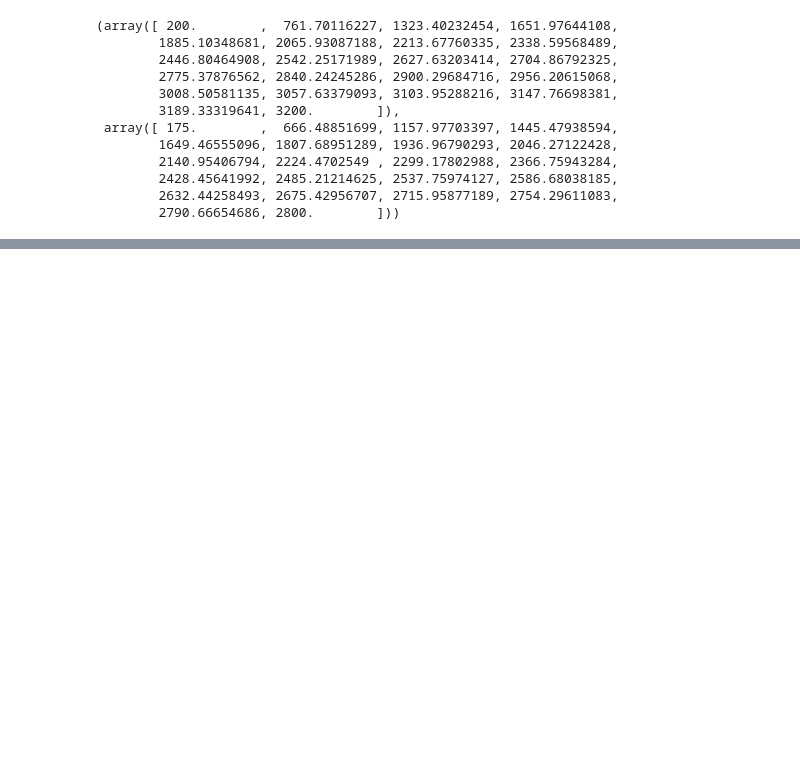
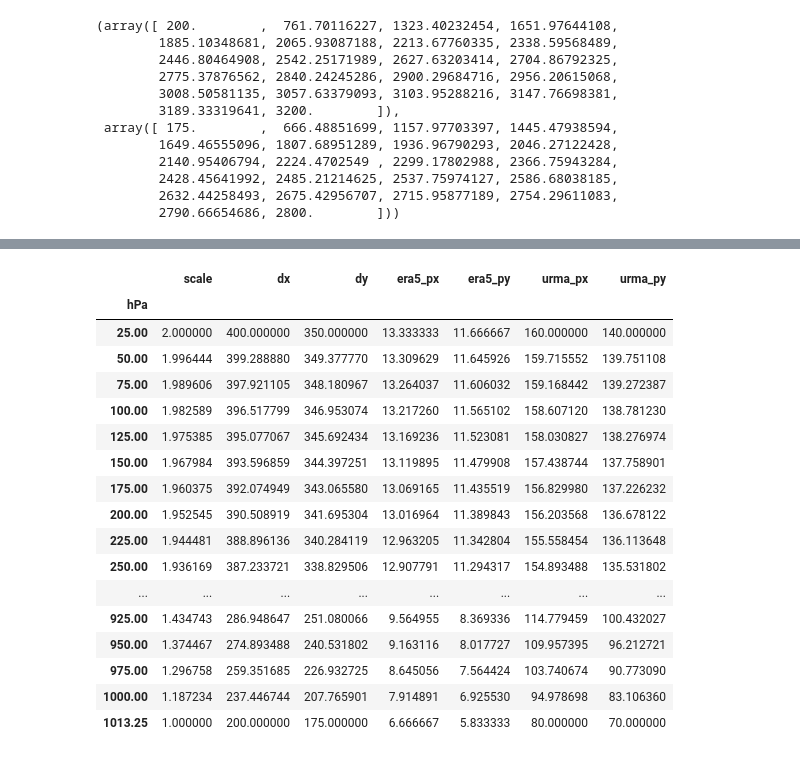
Before and after one commit to leaver2000/mesoformer, a Jupyter notebook: notebooks/2. meso-scaling.ipynb, the cells around one changed output, grey strips where cells are left out. Cells and saved outputs as stored; diff of their text form; code cells hidden in the pictures; blank space fills up the shorter version.

```diff
--- a/notebooks/2. meso-scaling.ipynb
+++ b/notebooks/2. meso-scaling.ipynb
@@ -186,39 +189,3 @@ x, y
         2428.45641992, 2485.21214625, 2537.75974127, 2586.68038185,
         2632.44258493, 2675.42956707, 2715.95877189, 2754.29611083,
         2790.66654686, 2800.        ]))
-# %%
-class Mesoscale:
-    def __init__(
-        self,
-        dx: float = 200.0,
-        dy: float | None = None,
-        km_px: float = URMA_GRID_RESOLUTION,
-        *,
-        pressure: list[float],
-        rate: float = 1.0,
-    ) -> None:
-        self.p = p = sort_unique(pressure)[::-1]
-        self._scale = scale = mesoscale(rate=rate)[np.newaxis, np.isin(STP, p)]
-        self.dx, self.dy = scale * np.array([[dx], [dy or dx]])
-
-    def to_pandas(self) -> pd.DataFrame:
-        return pd.DataFrame(
-            {
-                "dx": self.dx,
-                "dy": self.dy,
-                "px": self.dx / URMA_GRID_RESOLUTION,
-                "py": self.dy / URMA_GRID_RESOLUTION,
-            },
-            index=pd.Index(self.p, name="hPa"),
-        ).sort_index()
-
-    def __repr__(self) -> str:
-        f = lambda x: np.array2string(
-            x,
-            prefix="aaaaa",
-            separator=" ",
-            max_line_width=20,
-            precision=2,
-            floatmode="fixed",
-        )
-        return f"p:\n{f(self.p)} hPa\ndx:\n  {f(self.dx)} km\ndy:{f(self.dy)} km"
@@ -224,0 +218,22 @@ class Mesoscale:
+# %%
+ms = Mesoscale(200, 175, pressure=arange_troposphere(), rate=RATE)
+ms.to_pandas()
+# %% [output]
+|  | scale | dx | dy | era5_px | era5_py | urma_px | urma_py |
+| hPa |  |  |  |  |  |  |  |
+| 25.00 | 2.000000 | 400.000000 | 350.000000 | 13.333333 | 11.666667 | 160.000000 | 140.000000 |
+| 50.00 | 1.996444 | 399.288880 | 349.377770 | 13.309629 | 11.645926 | 159.715552 | 139.751108 |
+| 75.00 | 1.989606 | 397.921105 | 348.180967 | 13.264037 | 11.606032 | 159.168442 | 139.272387 |
+| 100.00 | 1.982589 | 396.517799 | 346.953074 | 13.217260 | 11.565102 | 158.607120 | 138.781230 |
+| 125.00 | 1.975385 | 395.077067 | 345.692434 | 13.169236 | 11.523081 | 158.030827 | 138.276974 |
+| 150.00 | 1.967984 | 393.596859 | 344.397251 | 13.119895 | 11.479908 | 157.438744 | 137.758901 |
+| 175.00 | 1.960375 | 392.074949 | 343.065580 | 13.069165 | 11.435519 | 156.829980 | 137.226232 |
+| 200.00 | 1.952545 | 390.508919 | 341.695304 | 13.016964 | 11.389843 | 156.203568 | 136.678122 |
+| 225.00 | 1.944481 | 388.896136 | 340.284119 | 12.963205 | 11.342804 | 155.558454 | 136.113648 |
+| 250.00 | 1.936169 | 387.233721 | 338.829506 | 12.907791 | 11.294317 | 154.893488 | 135.531802 |
+| ... | ... | ... | ... | ... | ... | ... | ... |
+| 925.00 | 1.434743 | 286.948647 | 251.080066 | 9.564955 | 8.369336 | 114.779459 | 100.432027 |
+| 950.00 | 1.374467 | 274.893488 | 240.531802 | 9.163116 | 8.017727 | 109.957395 | 96.212721 |
+| 975.00 | 1.296758 | 259.351685 | 226.932725 | 8.645056 | 7.564424 | 103.740674 | 90.773090 |
+| 1000.00 | 1.187234 | 237.446744 | 207.765901 | 7.914891 | 6.925530 | 94.978698 | 83.106360 |
+| 1013.25 | 1.000000 | 200.000000 | 175.000000 | 6.666667 | 5.833333 | 80.000000 | 70.000000 |
```
Also changed, not shown: parts of 4 cells of this notebook, 10 other files.
